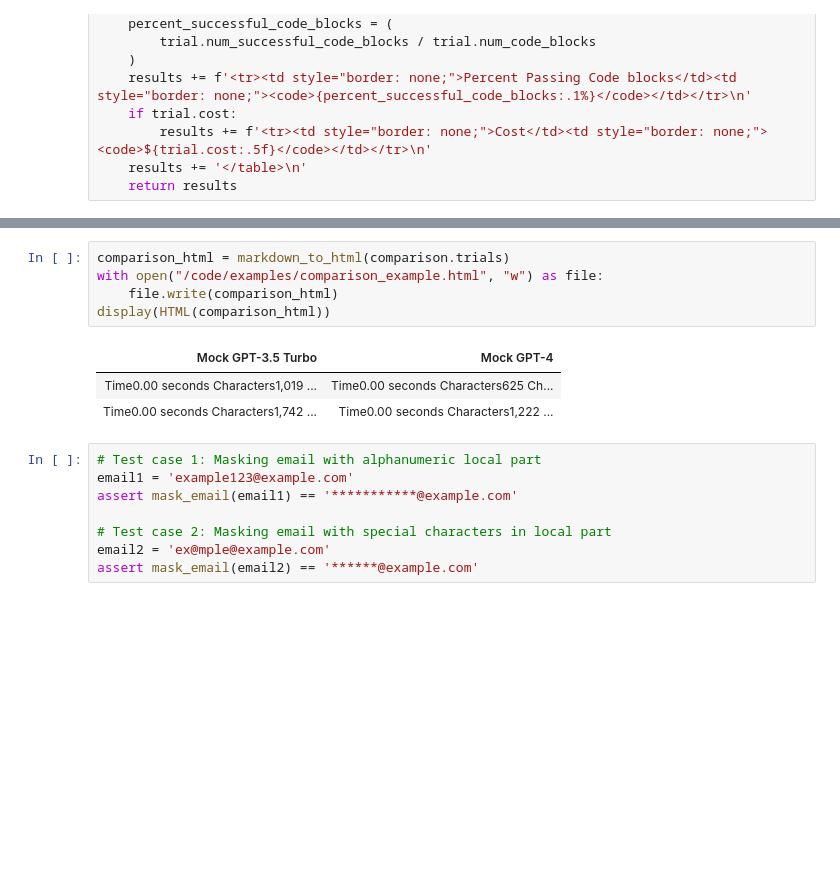
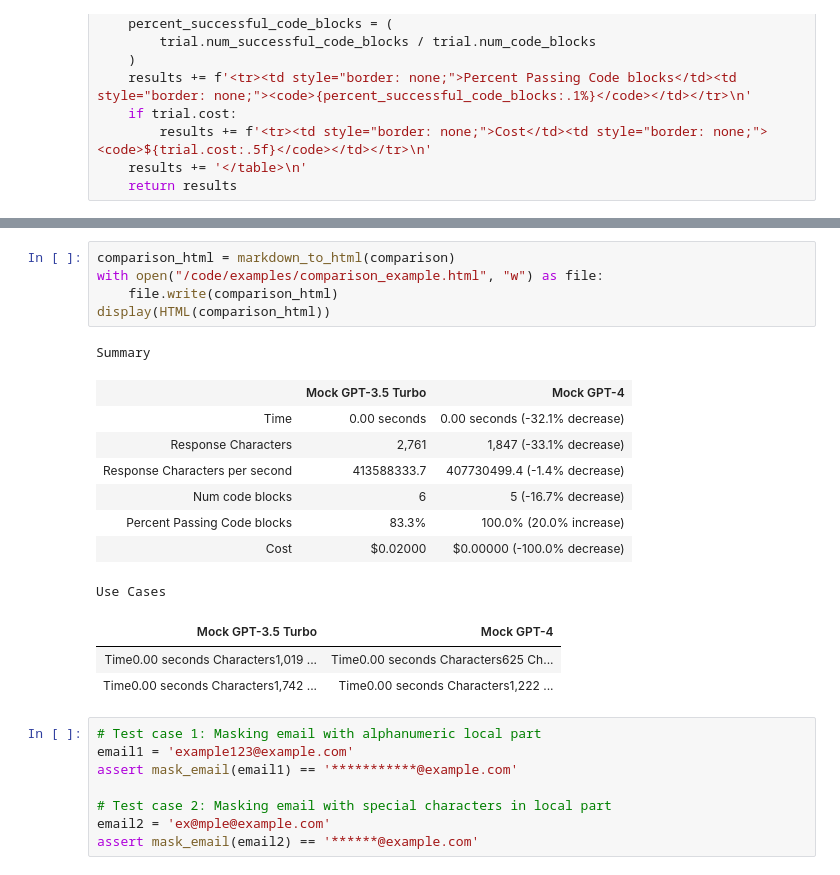
Before and after one commit to shane-kercheval/llm-workflow, a Jupyter notebook: examples/compare.ipynb, the cells around one changed output, grey strips where cells are left out. Cells and saved outputs as stored; diff of their text form; blank space fills up the shorter version.

```diff
--- a/examples/compare.ipynb
+++ b/examples/compare.ipynb
@@ -572,12 +824,21 @@ def markdown_to_html(trials: list[list[Trial]]):
 # %%
-comparison_html = markdown_to_html(comparison.trials)
+comparison_html = markdown_to_html(comparison)
 with open("/code/examples/comparison_example.html", "w") as file:
     file.write(comparison_html)
 display(HTML(comparison_html))
 # %% [output]
+Summary
-| Mock GPT-3.5 Turbo | Mock GPT-4 |
-| Time0.00 seconds Characters1,019 ... | Time0.00 seconds Characters625 Ch... |
-| Time0.00 seconds Characters1,742 ... | Time0.00 seconds Characters1,222 ... |
+|  | Mock GPT-3.5 Turbo | Mock GPT-4 |
+| Time | 0.00 seconds | 0.00 seconds (-32.1% decrease) |
+| Response Characters | 2,761 | 1,847 (-33.1% decrease) |
+| Response Characters per second | 413588333.7 | 407730499.4 (-1.4% decrease) |
+| Num code blocks | 6 | 5 (-16.7% decrease) |
+| Percent Passing Code blocks | 83.3% | 100.0% (20.0% increase) |
+| Cost | $0.02000 | $0.00000 (-100.0% decrease) |
+Use Cases
+| Mock GPT-3.5 Turbo | Mock GPT-4 |
+| Time0.00 seconds Characters1,019 ... | Time0.00 seconds Characters625 Ch... |
+| Time0.00 seconds Characters1,742 ... | Time0.00 seconds Characters1,222 ... |
 # %%
 # Test case 1: Masking email with alphanumeric local part
 email1 = 'example123@example.com'
```
Also changed, not shown: parts of 6 cells of this notebook.
